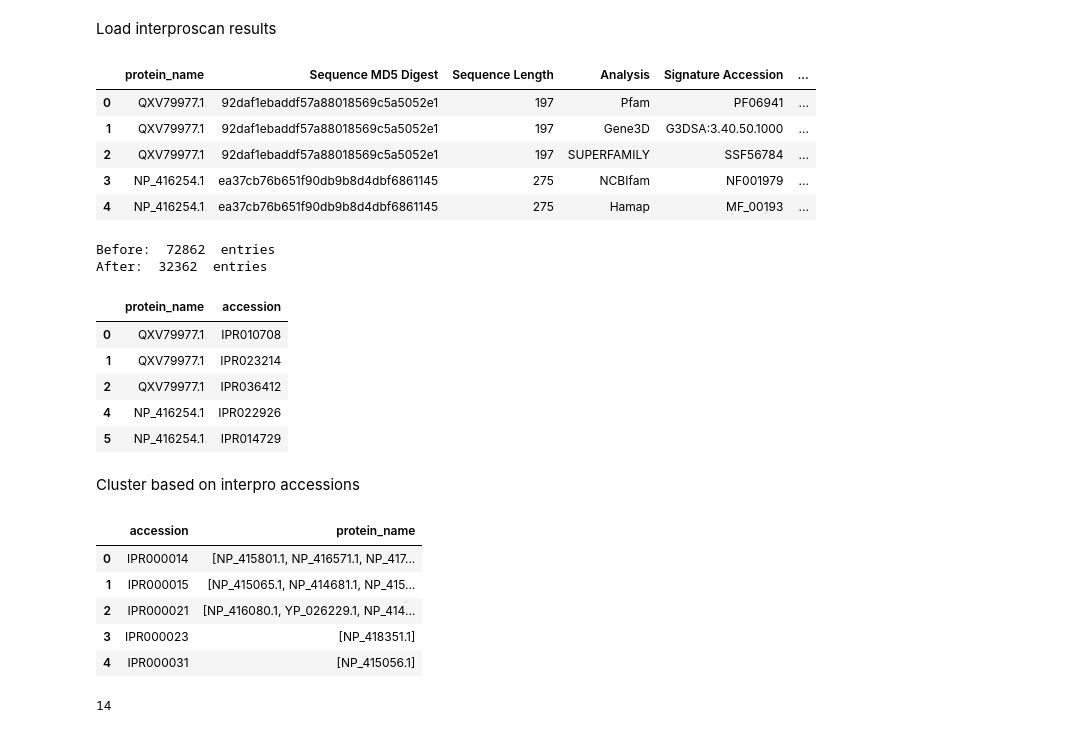
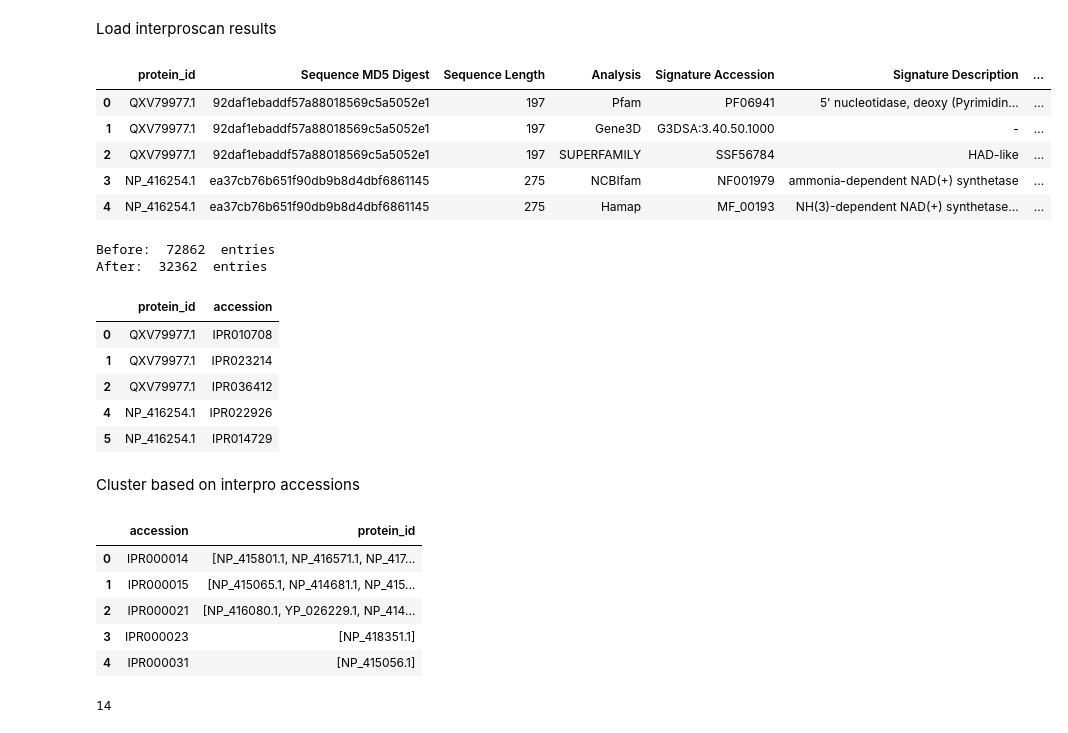
Before and after one commit to dottting/phagelm, a Jupyter notebook: tools/data_preperation.ipynb, the cells around one changed output. Saved outputs shown, nothing was run; the diff lists cells and outputs as text; code cells hidden in the pictures.

```diff
--- a/tools/data_preperation.ipynb
+++ b/tools/data_preperation.ipynb
@@ -55,40 +58,40 @@ Load interproscan results
 # %%
 interpro_path = "../data/interpro/interpro_sequences.fasta.tsv"
 
 interpro_df = pd.read_csv(interpro_path, sep="\t", header=None)
 
 column_names = [
-    "protein_name",
+    "protein_id",
     "Sequence MD5 Digest",
     "Sequence Length",
     "Analysis",
     "Signature Accession",
     "Signature Description",
     "Start Location",
     "Stop Location",
     "Score",
     "Status",
     "Date",
     "accession",
     "InterPro Annotation Description",
     "GO Annotations",
     "Pathways annotations",
 ]
 
 interpro_df.columns = column_names
 interpro_df.head()
 # %% [output]
-|  | protein_name | Sequence MD5 Digest | Sequence Length | Analysis | Signature Accession | ... |
-| 0 | QXV79977.1 | 92daf1ebaddf57a88018569c5a5052e1 | 197 | Pfam | PF06941 | ... |
-| 1 | QXV79977.1 | 92daf1ebaddf57a88018569c5a5052e1 | 197 | Gene3D | G3DSA:3.40.50.1000 | ... |
-| 2 | QXV79977.1 | 92daf1ebaddf57a88018569c5a5052e1 | 197 | SUPERFAMILY | SSF56784 | ... |
-| 3 | NP_416254.1 | ea37cb76b651f90db9b8d4dbf6861145 | 275 | NCBIfam | NF001979 | ... |
-| 4 | NP_416254.1 | ea37cb76b651f90db9b8d4dbf6861145 | 275 | Hamap | MF_00193 | ... |
+|  | protein_id | Sequence MD5 Digest | Sequence Length | Analysis | Signature Accession | Signature Description | ... |
+| 0 | QXV79977.1 | 92daf1ebaddf57a88018569c5a5052e1 | 197 | Pfam | PF06941 | 5' nucleotidase, deoxy (Pyrimidin... | ... |
+| 1 | QXV79977.1 | 92daf1ebaddf57a88018569c5a5052e1 | 197 | Gene3D | G3DSA:3.40.50.1000 | - | ... |
+| 2 | QXV79977.1 | 92daf1ebaddf57a88018569c5a5052e1 | 197 | SUPERFAMILY | SSF56784 | HAD-like | ... |
+| 3 | NP_416254.1 | ea37cb76b651f90db9b8d4dbf6861145 | 275 | NCBIfam | NF001979 | ammonia-dependent NAD(+) synthetase | ... |
+| 4 | NP_416254.1 | ea37cb76b651f90db9b8d4dbf6861145 | 275 | Hamap | MF_00193 | NH(3)-dependent NAD(+) synthetase... | ... |
 # %%
 # Clean dataframe
 print("Before: ", len(interpro_df), " entries")
 
-interpro_df = interpro_df[["protein_name", "accession"]].drop_duplicates()
+interpro_df = interpro_df[["protein_id", "accession"]].drop_duplicates()
 
 interpro_df.reset_index(drop=True, inplace=True)
 
@@ -99,7 +102,7 @@ interpro_df.head()
 # %% [output]
 Before:  72862  entries
 After:  32362  entries
-|  | protein_name | accession |
+|  | protein_id | accession |
 | 0 | QXV79977.1 | IPR010708 |
 | 1 | QXV79977.1 | IPR023214 |
 | 2 | QXV79977.1 | IPR036412 |
@@ -109,12 +112,12 @@ After:  32362  entries
 Cluster based on interpro accessions
 # %%
 unique_accessions = (
-    interpro_df.groupby("accession")["protein_name"].apply(list).reset_index()
+    interpro_df.groupby("accession")["protein_id"].apply(list).reset_index()
 )
 
 unique_accessions.head()
 # %% [output]
-|  | accession | protein_name |
+|  | accession | protein_id |
 | 0 | IPR000014 | [NP_415801.1, NP_416571.1, NP_417... |
 | 1 | IPR000015 | [NP_415065.1, NP_414681.1, NP_415... |
 | 2 | IPR000021 | [NP_416080.1, YP_026229.1, NP_414... |
```
Also changed, not shown: parts of 11 cells of this notebook, 4 other files.
